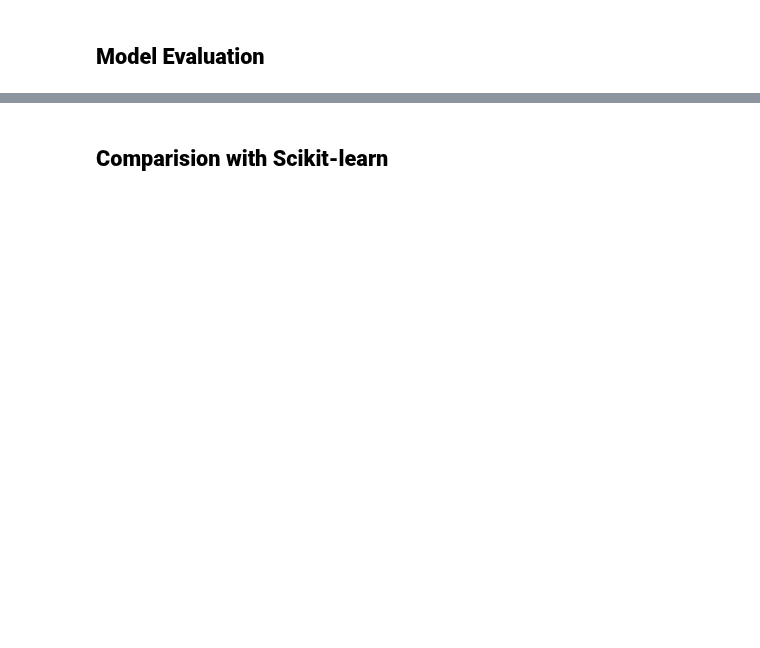
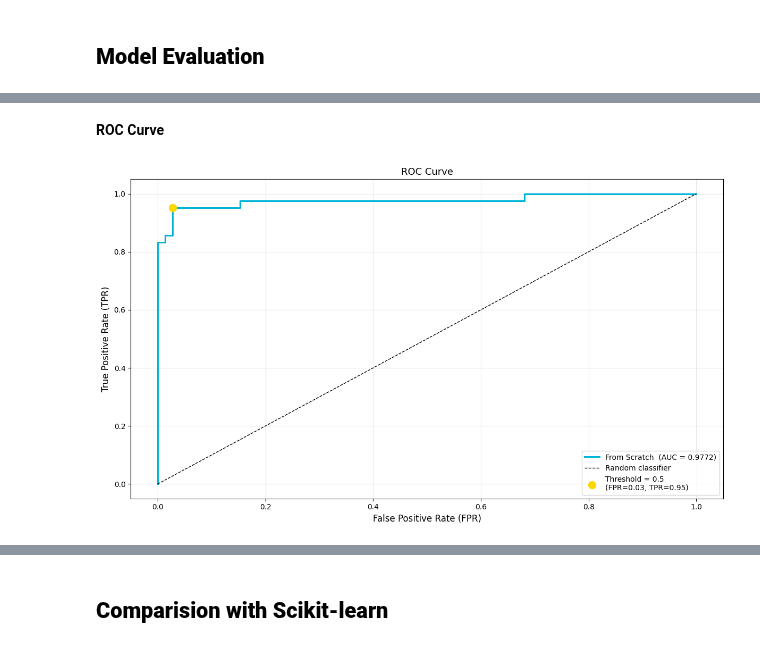
Before and after one commit to laveanfield/Logistic-Regression-from-Scratch, a Jupyter notebook: logistic_regression_breast_cancer.ipynb, the cells around one changed output, grey strips where cells are left out. Drawn from its saved outputs; the diff is of its cells as text; code cells hidden in the pictures; blank space fills up the shorter version.

```diff
--- a/logistic_regression_breast_cancer.ipynb
+++ b/logistic_regression_breast_cancer.ipynb
@@ -213,0 +374,13 @@ class LogisticRegressionScratch:
+# %% [markdown]
+**ROC Curve**
+# %%
+fig = plot_roc_curve(
+    models=[
+        {'name': 'From Scratch', 'y_proba': y_proba_test, 'color': COLORS['teal'], 'color_threshold': 'gold'}
+    ],
+    y_true=y_test,
+    title="ROC Curve"
+)
+plt.show()
+# %% [output]
+[figure, added]
```
Also changed, not shown: parts of 55 cells of this notebook, 6 other files.
